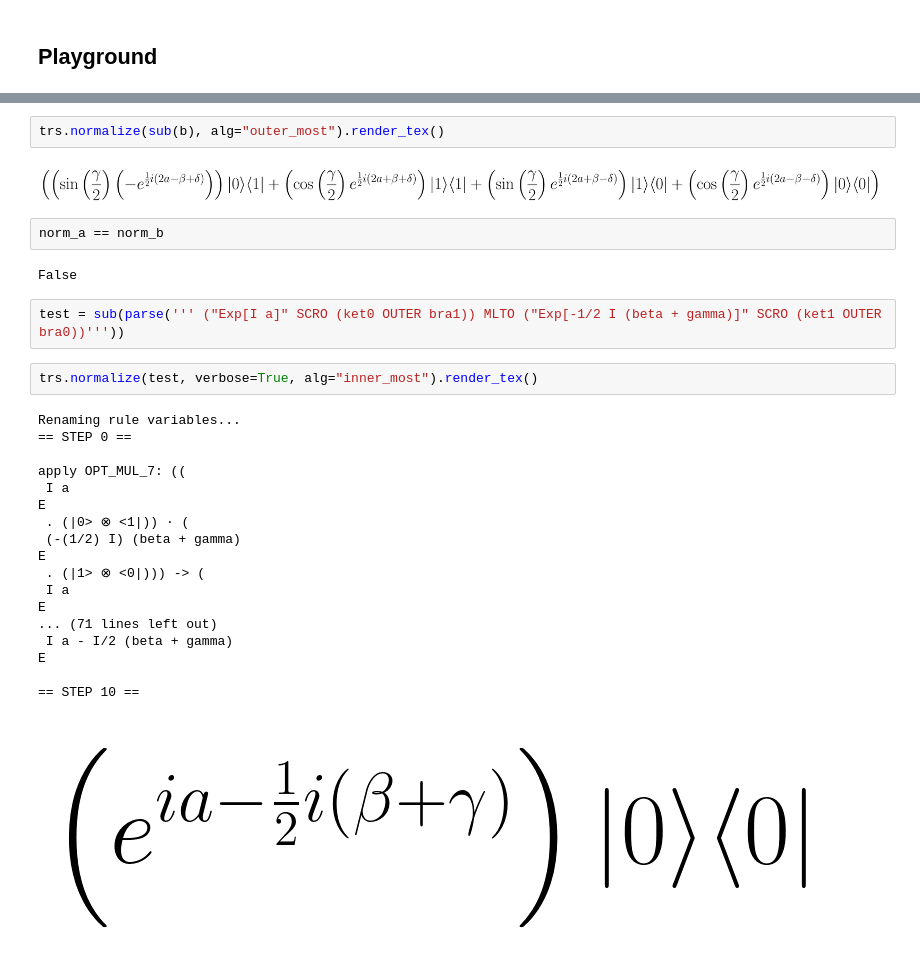
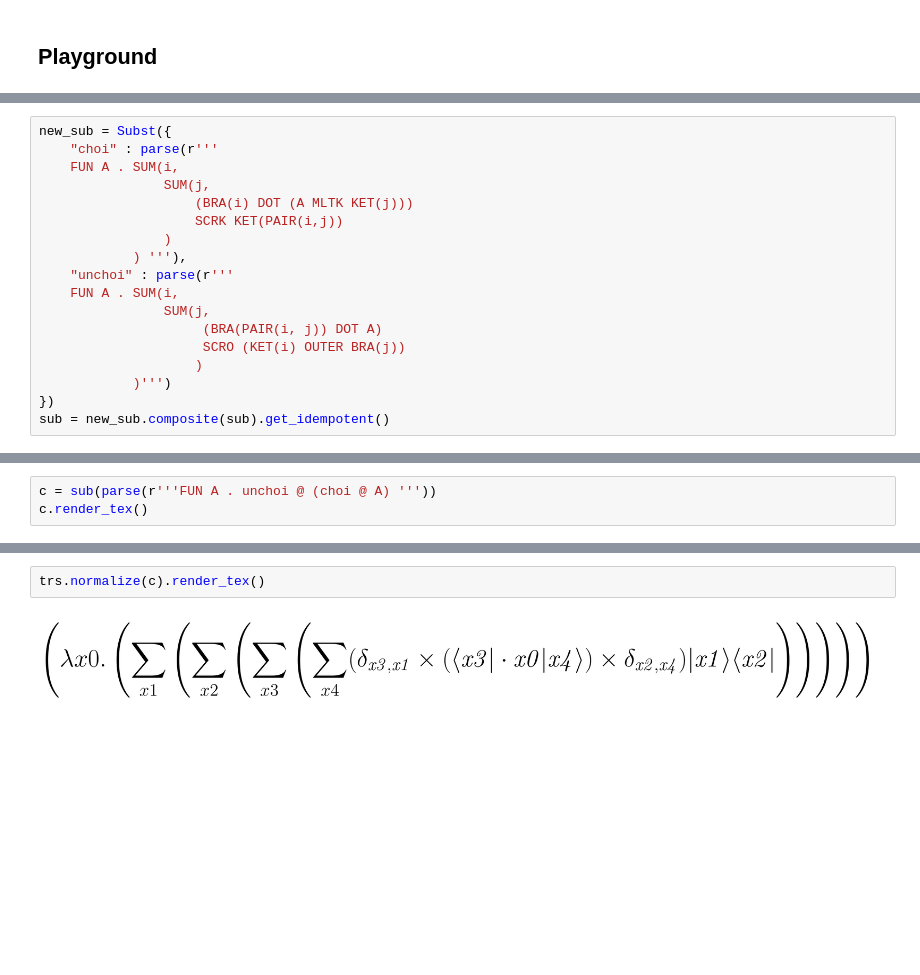
Before and after one commit to LucianoXu/28-Dirac3, a Jupyter notebook: test.ipynb, the cells around one changed output, grey strips where cells are left out. Cells and saved outputs as stored; diff of their text form; blank space fills up the shorter version.

Commit message:
Try to solve the problem of matching with SUM-SWAP-EQ using multiple bind variable terms.

```diff
--- a/test.ipynb
+++ b/test.ipynb
@@ -128,0 +156,18 @@ norm_b.render_tex()
+# %%
+new_sub = Subst({
+    "choi" : parse(r'''
+    FUN A . SUM(i,
+                SUM(j,
+                    (BRA(i) DOT (A MLTK KET(j)))
+                    SCRK KET(PAIR(i,j))
+                )
+            ) '''),
+    "unchoi" : parse(r'''
+    FUN A . SUM(i,
+                SUM(j,
+                     (BRA(PAIR(i, j)) DOT A)
+                     SCRO (KET(i) OUTER BRA(j))
+                    )
+            )''')
+})
+sub = new_sub.composite(sub).get_idempotent()
@@ -128,0 +189,3 @@ norm_b.render_tex()
+# %%
+c = sub(parse(r'''FUN A . unchoi @ (choi @ A) '''))
+c.render_tex()
@@ -129,31 +202,4 @@ norm_b.render_tex()
 # %%
-trs.normalize(sub(b), alg="outer_most").render_tex()
+trs.normalize(c).render_tex()
 # %% [output]
-[figure, old version]
+[figure, new version]
-# %%
-norm_a == norm_b
-# %% [output]
-False
-# %%
-test = sub(parse(''' ("Exp[I a]" SCRO (ket0 OUTER bra1)) MLTO ("Exp[-1/2 I (beta + gamma)]" SCRO (ket1 OUTER bra0))'''))
-# %%
-trs.normalize(test, verbose=True, alg="inner_most").render_tex()
-# %% [output]
-Renaming rule variables...
-== STEP 0 ==
-
-apply OPT_MUL_7: ((
- I a
-E
- . (|0> ⊗ <1|)) · (
- (-(1/2) I) (beta + gamma)
-E
- . (|1> ⊗ <0|))) -> (
- I a
-E
-... (71 lines left out)
- I a - I/2 (beta + gamma)
-E
-
-== STEP 10 ==
-[figure, removed]
```
Also changed, not shown: parts of 25 cells of this notebook, 10 other files.
